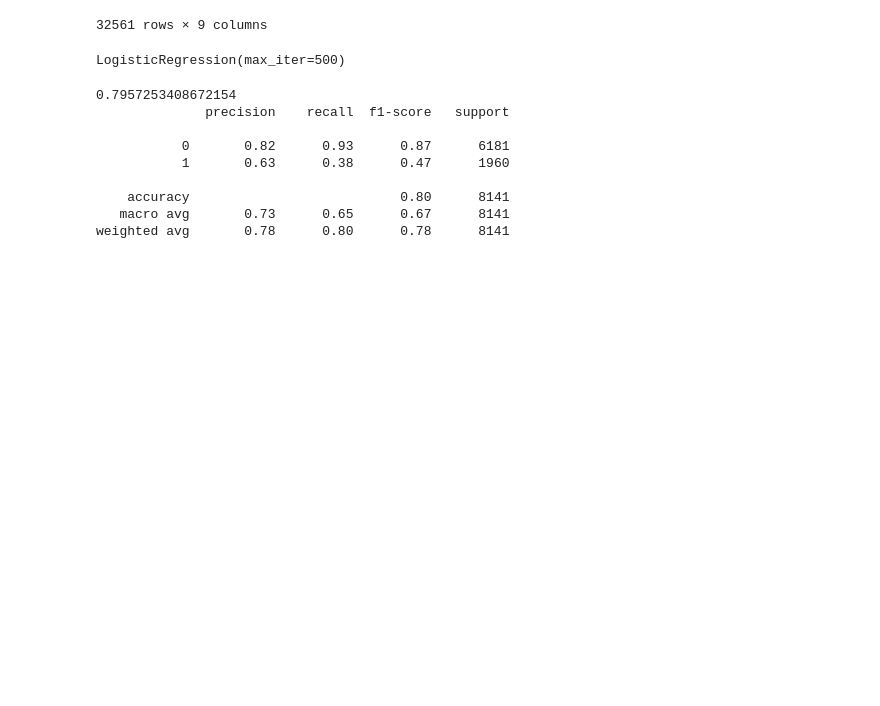
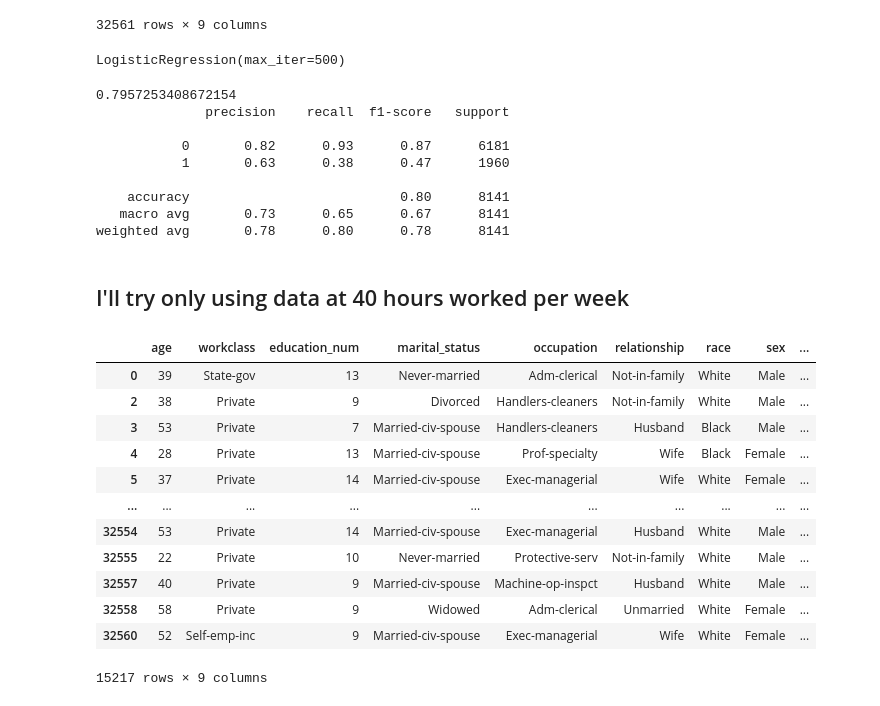
Before and after one commit to Faieee/final_project, a Jupyter notebook: ml_preliminary.ipynb, the cells around one changed output. Cells and saved outputs as stored; diff of their text form; code cells hidden in the pictures; blank space fills up the shorter version.

```diff
--- a/ml_preliminary.ipynb
+++ b/ml_preliminary.ipynb
@@ -125,3 +125,25 @@ print(classification_report(y_test, y_pred))
     accuracy                           0.80      8141
    macro avg       0.73      0.65      0.67      8141
 weighted avg       0.78      0.80      0.78      8141
+# %% [markdown]
+## I'll try only using data at 40 hours worked per week
+# %%
+df_raw_w_hours = df[['age', 'workclass', 'education_num', 'marital_status',
+                     'occupation', 'relationship', 'race', 'sex', 'hours_per_week', 'income']]
+df_raw_40hours = df_raw_w_hours[df_raw_w_hours['hours_per_week'] == 40].drop(columns='hours_per_week')
+# %%
+df_raw_40hours
+# %% [output]
+|  | age | workclass | education_num | marital_status | occupation | relationship | race | sex | ... |
+| 0 | 39 | State-gov | 13 | Never-married | Adm-clerical | Not-in-family | White | Male | ... |
+| 2 | 38 | Private | 9 | Divorced | Handlers-cleaners | Not-in-family | White | Male | ... |
+| 3 | 53 | Private | 7 | Married-civ-spouse | Handlers-cleaners | Husband | Black | Male | ... |
+| 4 | 28 | Private | 13 | Married-civ-spouse | Prof-specialty | Wife | Black | Female | ... |
+| 5 | 37 | Private | 14 | Married-civ-spouse | Exec-managerial | Wife | White | Female | ... |
+| ... | ... | ... | ... | ... | ... | ... | ... | ... | ... |
+| 32554 | 53 | Private | 14 | Married-civ-spouse | Exec-managerial | Husband | White | Male | ... |
+| 32555 | 22 | Private | 10 | Never-married | Protective-serv | Not-in-family | White | Male | ... |
+| 32557 | 40 | Private | 9 | Married-civ-spouse | Machine-op-inspct | Husband | White | Male | ... |
+| 32558 | 58 | Private | 9 | Widowed | Adm-clerical | Unmarried | White | Female | ... |
+| 32560 | 52 | Self-emp-inc | 9 | Married-civ-spouse | Exec-managerial | Wife | White | Female | ... |
+15217 rows × 9 columns
```
Also changed, not shown: parts of 7 cells of this notebook.
